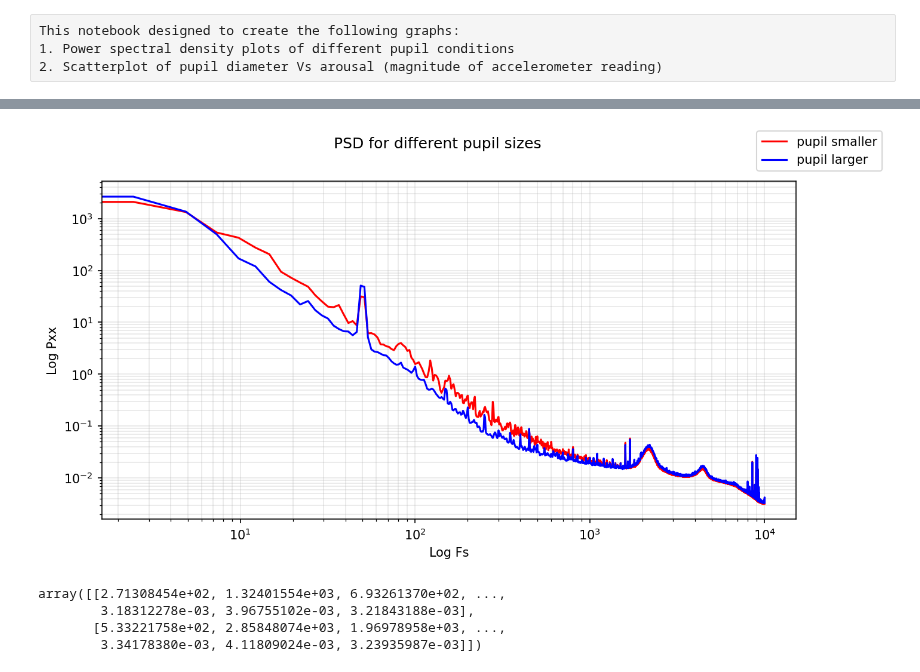
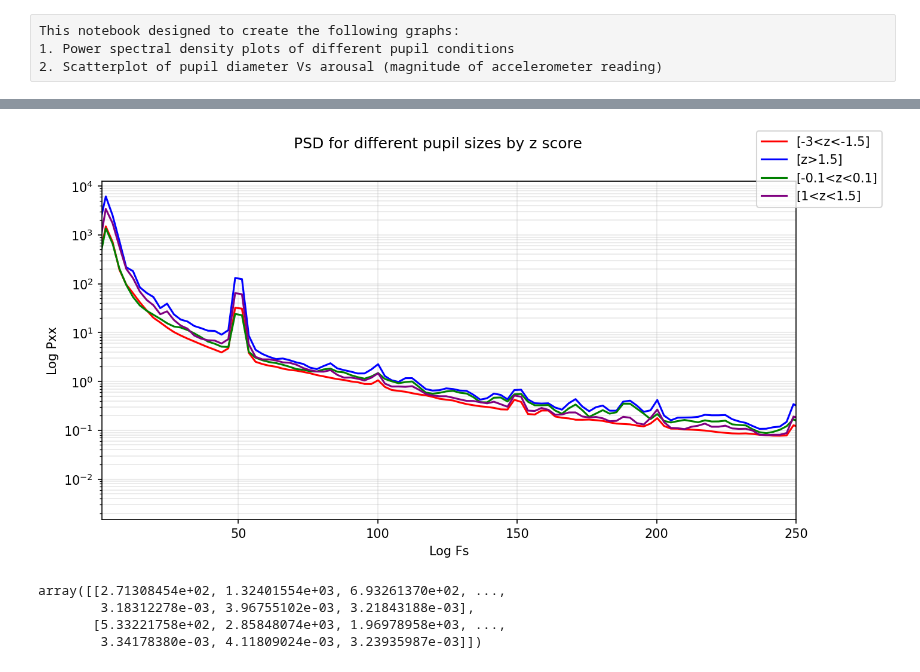
Before and after one commit to neural-electrophysiology-tool-team/Eye-Tracking-Tools, a Jupyter notebook: Pupil_PSD_Graphs.ipynb, the cells around one changed output, grey strips where cells are left out. Drawn from its saved outputs; the diff is of its cells as text; code cells hidden in the pictures.

```diff
--- a/Pupil_PSD_Graphs.ipynb
+++ b/Pupil_PSD_Graphs.ipynb
@@ -110,7 +186,7 @@ got the calibration values from the analysis folder
 # %%
 # define z score threshold for large / small pupil
 upper_threshold = 1
-mid_window = (-0.1,0.1)
+mid_window = (-0.05,0.05)
 low_window = (-2.5,-1)
 blinks_thr = -3
 # for a single block, collect pupil diameter values over time
@@ -237,4 +328,5 @@ l_low_df = collect_condition_samples(block=block,sync_ttls=synced_ttls,cond_bool
 # %%
+# Samples based pxx calculation + mean calculation
 df_dict = {
     'r_high':   all_r_high,
     'r_low':    all_r_low,
@@ -250,9 +342,11 @@ mean_dict = {
     'l_low':    [],
     'l_mid':    [],
     'r_mid':    []
+
 }
 
 for condition in mean_dict.keys():
+    print(f'working on condition={condition}')
     cdf = df_dict[condition]
     if 'fs' not in cdf.columns.values:
         cdf.insert(loc=4,column='fs',value=np.nan)
@@ -262,7 +356,7 @@ for condition in mean_dict.keys():
     cdf['pxx'] = cdf['pxx'].astype(object)
     cdf['fs'] = cdf['fs'].astype(object)
     # go over the dataframe and append a fs pxx columns
-    for ind in range(len(cdf)):
+    for ind in tqdm(range(len(cdf))):
         samples = cdf.iloc[ind]['samples']
         fs, pxx = sig.welch(samples,block.sample_rate,nperseg=8192,return_onesided=True)
         cdf.iat[ind,4] = fs
@@ -315,29 +473,39 @@ ax.grid(which='both',axis='both',alpha=0.3)
 # %%
 
 r_high_pxx = mean_dict['r_high'][0]
 l_high_pxx = mean_dict['l_high'][0]
 r_low_pxx = mean_dict['r_low'][0]
 l_low_pxx = mean_dict['l_low'][0]
+l_mid_pxx = mean_dict['l_mid'][0]
+r_mid_pxx = mean_dict['r_mid'][0]
+r_upper_mid_pxx = mean_dict['r_upper_mid'][0]
+l_upper_mid_pxx = mean_dict['l_upper_mid'][0]
+
 low_mean = np.mean(np.vstack([l_low_pxx,r_low_pxx]),axis=0)
 high_mean = np.mean(np.vstack([l_high_pxx,r_high_pxx]),axis=0)
+mid_mean = np.mean(np.vstack([l_mid_pxx,r_mid_pxx]),axis=0)
+upper_mid_mean = np.mean(np.vstack([r_upper_mid_pxx,l_upper_mid_pxx]),axis=0)
 
 fs = mean_dict['r_low'][1]
 
 fig, ax = plt.subplots(figsize=(10,5),dpi=150)
-plt.xscale('log')
+#plt.xscale('log')
+ax.set_xlim(1,250)
 plt.yscale('log')
-ax.plot(fs,low_mean,color='red',label='pupil smaller')
-ax.plot(fs,high_mean,color='blue',label='pupil larger')
+ax.plot(fs,low_mean,color='red',label='[-3<z<-1.5]')
+ax.plot(fs,high_mean,color='blue',label='[z>1.5]')
+ax.plot(fs,mid_mean,color='green',label='[-0.1<z<0.1]')
+ax.plot(fs,upper_mid_mean,color='purple',label='[1<z<1.5]')
 
 ax.grid(which='both',axis='both',alpha=0.3)
 ax.set_xlabel('Log Fs')
 ax.set_ylabel('Log Pxx')
 #ax.set_xlim(2,50)
 fig.legend()
-fig.suptitle('PSD for different pupil sizes')
-#plt.savefig(r'D:\MarkS3\Pictures\Graphs\PSD_pupilDiameter.png')
+fig.suptitle('PSD for different pupil sizes by z score')
+#plt.savefig(r'D:\MarkS3\Pictures\Graphs\PSD_pupilDiameter_z_scores.png')
 # %% [output]
-[figure, old version]
+[figure, new version]
 # %%
 np.vstack([l_low_pxx,r_low_pxx])
 # %% [output]
```
Also changed, not shown: parts of 9 cells of this notebook, 1 other file.
